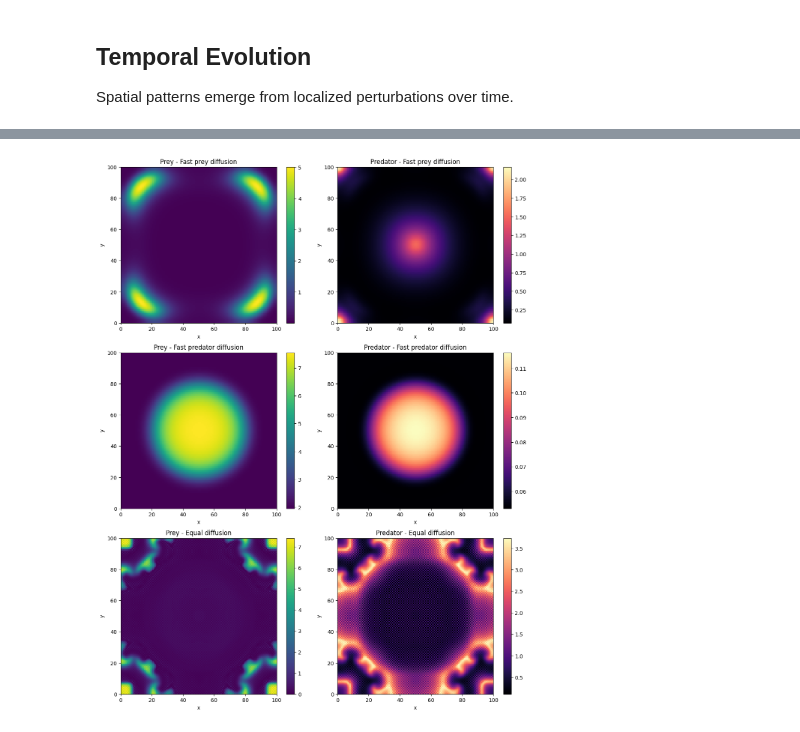
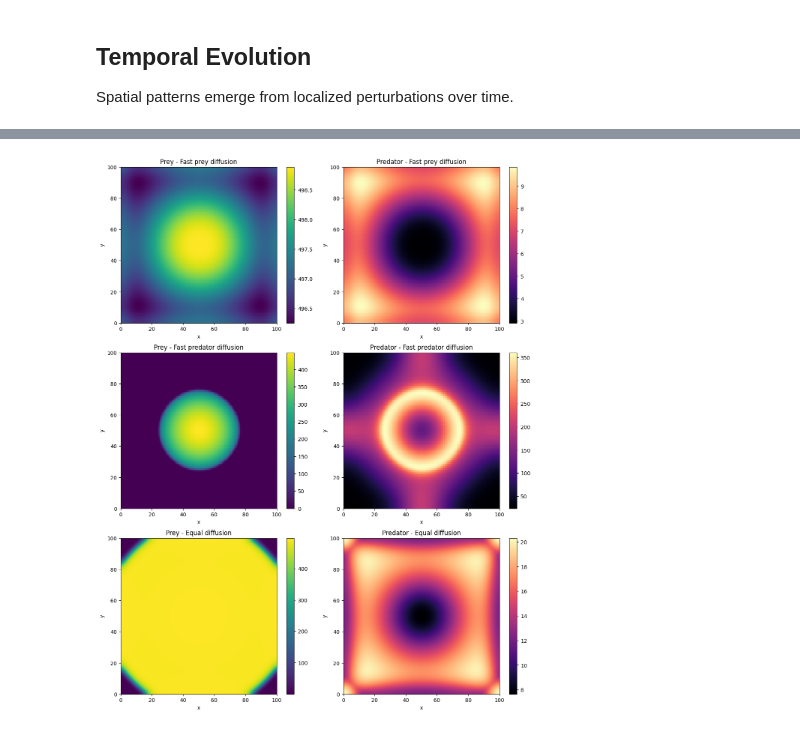
Before and after one commit to salernoelia/V5-2_project, a Jupyter notebook: project.ipynb, the cells around one changed output, grey strips where cells are left out. Cells and saved outputs as stored; diff of their text form; code cells hidden in the pictures.

```diff
--- a/project.ipynb
+++ b/project.ipynb
@@ -83,17 +95,22 @@ u_ss, v_ss = find_steady_state(r, K, alpha, h, beta, m)
 if u_ss is None:
     raise ValueError("No valid coexistence steady state with current parameters")
 else:
+    print(f"Steady state: u* = {u_ss:.4f}, v* = {v_ss:.4f}")
+
     np.random.seed(42)
-    U = np.full((N, N), 0.2)
-    V = np.full((N, N), 0.5)
+    U = np.full((N, N), u_ss)
+    V = np.full((N, N), v_ss)
+
     cx1, cy1 = N // 3, N // 3
     cx2, cy2 = 2 * N // 3, 2 * N // 3
     X, Y = np.meshgrid(np.arange(N), np.arange(N))
     dist1 = np.sqrt((X - cx1)**2 + (Y - cy1)**2)
     dist2 = np.sqrt((X - cx2)**2 + (Y - cy2)**2)
-    U[dist1 < 10] = 0.8
-    V[dist1 < 10] = 0.3
-    U[dist2 < 10] = 0.3
-    V[dist2 < 10] = 1.5
+
+    U[dist1 < 10] = u_ss * 1.2
+    V[dist1 < 10] = v_ss * 0.8
+    U[dist2 < 10] = u_ss * 0.8
+    V[dist2 < 10] = v_ss * 1.2
+
     U = np.maximum(U, 0.01)
     V = np.maximum(V, 0.01)
@@ -223,44 +250,50 @@ Comparison of pattern formation under different diffusion regimes.
 test_params = [
     {"Du": 0.5, "Dv": 0.1, "label": "Fast prey diffusion"},
     {"Du": 0.1, "Dv": 0.5, "label": "Fast predator diffusion"},
-    {"Du": 0.2, "Dv": 0.2, "label": "Equal diffusion"},
+    {"Du": 0.2, "Dv": 0.2, "label": "Equal diffusion", "N": 256},  # Higher resolution for equal diffusion
 ]
 
 fig, axes = plt.subplots(3, 2, figsize=(12, 15))
 
 for idx, params in enumerate(test_params):
     Du_test, Dv_test = params["Du"], params["Dv"]
-    dt_test = 0.9 * dx**2 / (4 * max(Du_test, Dv_test))
+    N_test = params.get("N", N)  # Use higher resolution if specified
+    dx_test = L / N_test
+
+    # Stability accounting for both diffusion and reaction
+    dt_test_diff = dx_test**2 / (4 * max(Du_test, Dv_test))
+    dt_test_reac = 0.1 / max(r, m, alpha)
+    dt_test = min(0.9 * dt_test_diff, dt_test_reac)
     steps_test = int(300.0 / dt_test)
 
-    U_test = np.full((N, N), 0.2)
-    V_test = np.full((N, N), 0.5)
-    cx, cy = N // 2, N // 2
-    X_test, Y_test = np.meshgrid(np.arange(N), np.arange(N))
+    U_test = np.full((N_test, N_test), u_ss)
+    V_test = np.full((N_test, N_test), v_ss)
+    cx, cy = N_test // 2, N_test // 2
+    X_test, Y_test = np.meshgrid(np.arange(N_test), np.arange(N_test))
     dist_test = np.sqrt((X_test - cx)**2 + (Y_test - cy)**2)
-    U_test[dist_test < 10] = 0.8
-    V_test[dist_test < 10] = 0.3
+    U_test[dist_test < 10] = u_ss * 1.2
+    V_test[dist_test < 10] = v_ss * 0.8
     U_test = np.maximum(U_test, 0.01)
     V_test = np.maximum(V_test, 0.01)
 
-    U_test, V_test = solve_pde(U_test, V_test, dx, dt_test, steps_test,
+    U_test, V_test = solve_pde(U_test, V_test, dx_test, dt_test, steps_test,
                                 Du_test, Dv_test, r, K, alpha, h, beta, m)
 
     im1 = axes[idx, 0].imshow(U_test, cmap='viridis', origin='lower', extent=[0, L, 0, L])
     axes[idx, 0].set_title(f'Prey - {params["label"]}')
     axes[idx, 0].set_xlabel('x')
     axes[idx, 0].set_ylabel('y')
     fig.colorbar(im1, ax=axes[idx, 0])
 
     im2 = axes[idx, 1].imshow(V_test, cmap='magma', origin='lower', extent=[0, L, 0, L])
     axes[idx, 1].set_title(f'Predator - {params["label"]}')
     axes[idx, 1].set_xlabel('x')
     axes[idx, 1].set_ylabel('y')
     fig.colorbar(im2, ax=axes[idx, 1])
 
 plt.tight_layout()
 
 if SAVE_PLOT_OUTPUTS:
     fig.savefig(PLOT_DIR + "diffusion_ratio_analysis.png", dpi=PLOT_DPI)
 # %% [output]
-[figure, old version]
+[figure, new version]
```
Also changed, not shown: parts of 12 cells of this notebook, 7 other files.
